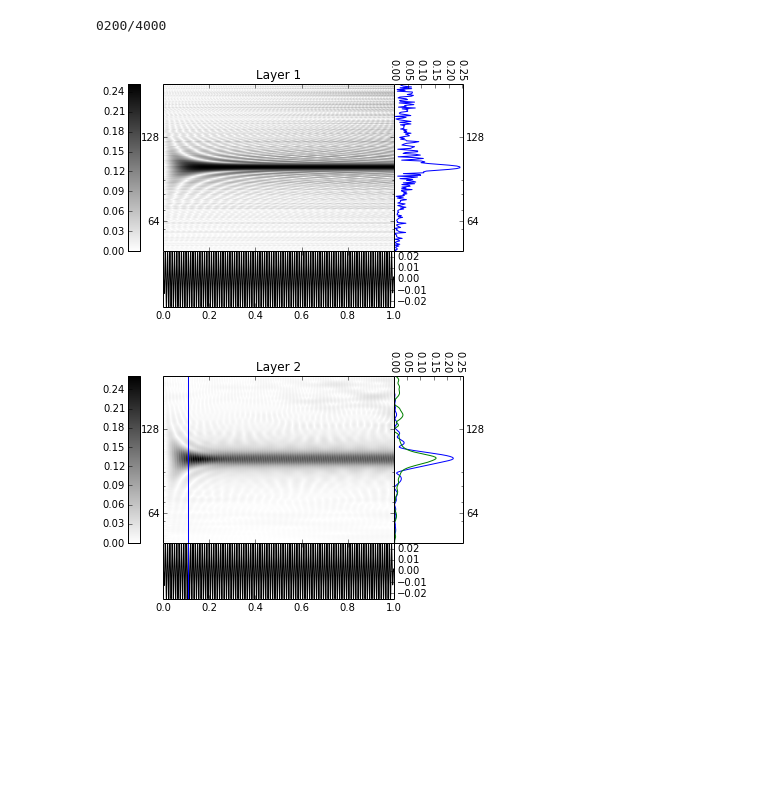
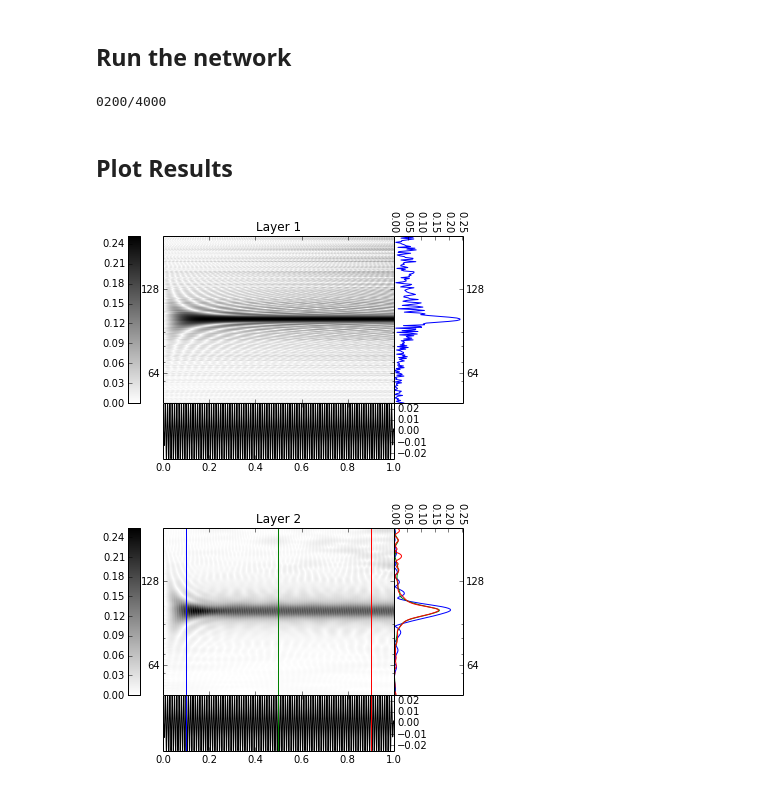
Before and after one commit to jorgehatccrma/pyGrFNN, a Jupyter notebook: examples/Simple 2-layer model.ipynb, the cells around one changed output. Saved outputs shown, nothing was run; the diff lists cells and outputs as text; code cells hidden in the pictures; blank space fills up the shorter version.

Commit message:
implemented prototype of interactive TF plotting in IPython Notebook (see Simple 1-layer model.ipynb)

```diff
--- a/examples/Simple 2-layer model.ipynb
+++ b/examples/Simple 2-layer model.ipynb
@@ -86 +87,3 @@ plot_connections(conn, title='Connection matrix (abs)')
+# %% [markdown]
+## Run the network
 # %%
@@ -88,15 +90,19 @@ plot_connections(conn, title='Connection matrix (abs)')
 model.run(s, t, dt)
 # %% [output]
 0200/4000
+# %% [markdown]
+## Plot Results
+# %%
+# First layer
+tf_detail(layer1.TF, t, layer1.f, 'Layer 1', np.max(t), np.real(s), np.abs)
+# mpld3.display()
+plt.show()
+# %% [output]
+[figure, added]
 # %%
-# 6. Plot results
-tf_detail(layer1.TF, t, layer1.f, 'Layer 1', np.max(t), np.real(s), np.abs)
-# mpld3.display()
-
-
-tf_detail(layer2.TF, t, layer2.f, 'Layer 2', np.max(t)*np.array([0.11, 1]), np.real(s), np.abs)
+# Second Layer
+tf_detail(layer2.TF, t, layer2.f, 'Layer 2', np.max(t)*np.array([0.1, 0.5, 0.9]), np.real(s), np.abs)
 # mpld3.display()
 plt.show()
 # %% [output]
-[figure, old version]
+[figure, new version]
-[figure, removed]
```
Also changed, not shown: parts of 4 cells of this notebook, 1 other file.
